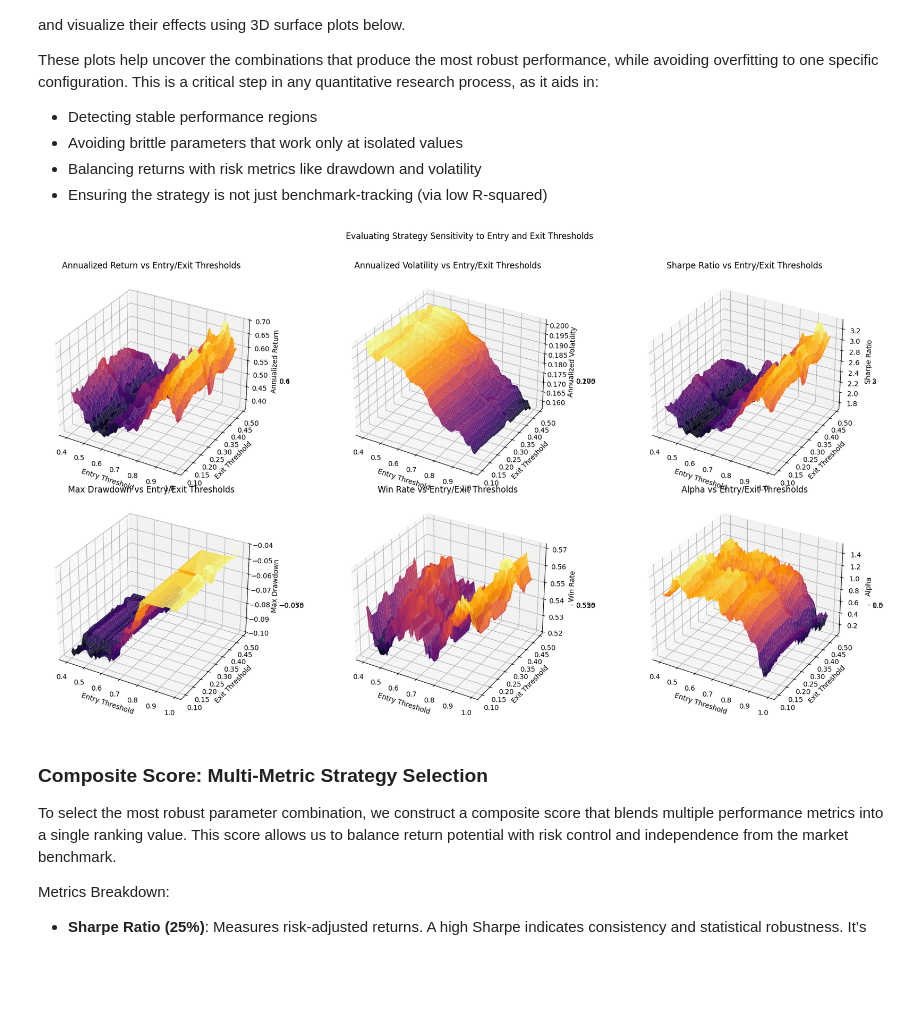
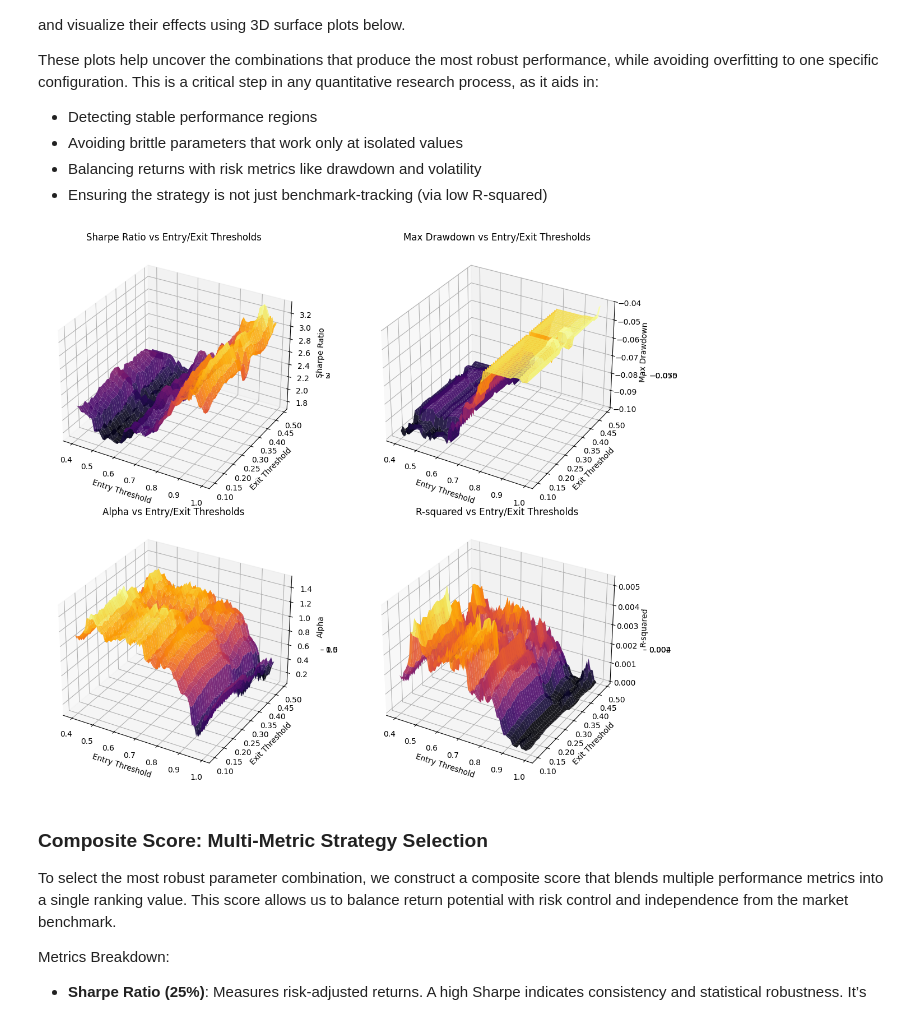
Before and after one commit to mohiteprathamesh1996/stat-arb-crypto, a Jupyter notebook: research/Pairs Trading Using Cointegration.ipynb, the cells around one changed output. Saved outputs shown, nothing was run; the diff lists cells and outputs as text; code cells hidden in the pictures; blank space fills up the shorter version.

```diff
--- a/research/Pairs Trading Using Cointegration.ipynb
+++ b/research/Pairs Trading Using Cointegration.ipynb
@@ -357,13 +361,13 @@ These plots help uncover the combinations that produce the most robust performan
 # %%
 create_surface_plots(
     df=performance_metrics_grid,
-    values=["Annualized Return", "Annualized Volatility", "Sharpe Ratio", "Max Drawdown", "Win Rate", "Alpha"],
+    values=["Sharpe Ratio", "Max Drawdown", "Alpha", "R-squared"],
     cmap="inferno"
 )
 
 plt.show()
 # %% [output]
-[figure, old version]
+[figure, new version]
 # %% [markdown]
 ### Composite Score: Multi-Metric Strategy Selection
 
```
Also changed, not shown: parts of 8 cells of this notebook, 1 other file.
